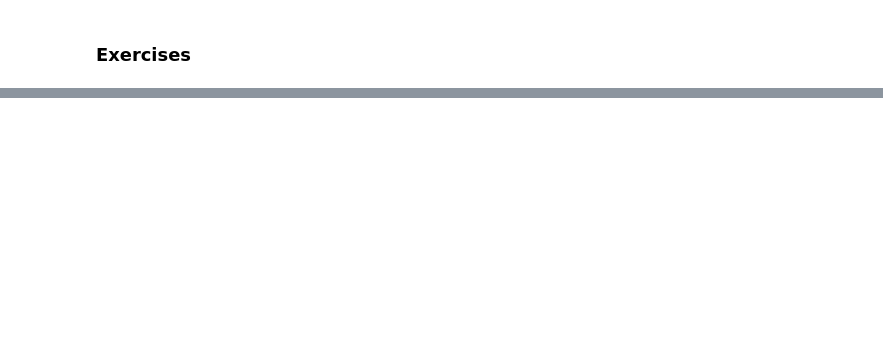
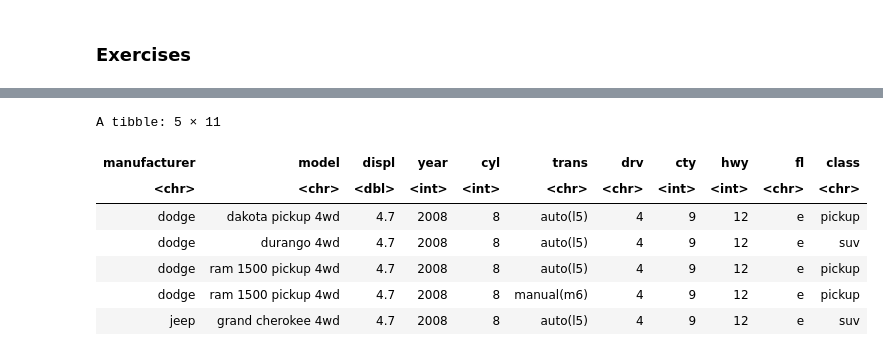
Before and after one commit to khuongduying/data-transformation, a Jupyter notebook: basic_data_transformation_R.ipynb, the cells around one changed output, grey strips where cells are left out. Saved outputs shown, nothing was run; the diff lists cells and outputs as text; code cells hidden in the pictures; blank space fills up the shorter version.

```diff
--- a/basic_data_transformation_R.ipynb
+++ b/basic_data_transformation_R.ipynb
@@ -851,0 +1084,11 @@ A tibble: 6 × 19
+# %%
+mpg |> slice_min(cty, n=1)
+# %% [output]
+A tibble: 5 × 11
+| manufacturer | model | displ | year | cyl | trans | drv | cty | hwy | fl | class |
+| <chr> | <chr> | <dbl> | <int> | <int> | <chr> | <chr> | <int> | <int> | <chr> | <chr> |
+| dodge | dakota pickup 4wd | 4.7 | 2008 | 8 | auto(l5) | 4 | 9 | 12 | e | pickup |
+| dodge | durango 4wd | 4.7 | 2008 | 8 | auto(l5) | 4 | 9 | 12 | e | suv |
+| dodge | ram 1500 pickup 4wd | 4.7 | 2008 | 8 | auto(l5) | 4 | 9 | 12 | e | pickup |
+| dodge | ram 1500 pickup 4wd | 4.7 | 2008 | 8 | manual(m6) | 4 | 9 | 12 | e | pickup |
+| jeep | grand cherokee 4wd | 4.7 | 2008 | 8 | auto(l5) | 4 | 9 | 12 | e | suv |
```
Also changed, not shown: parts of 74 cells of this notebook.
